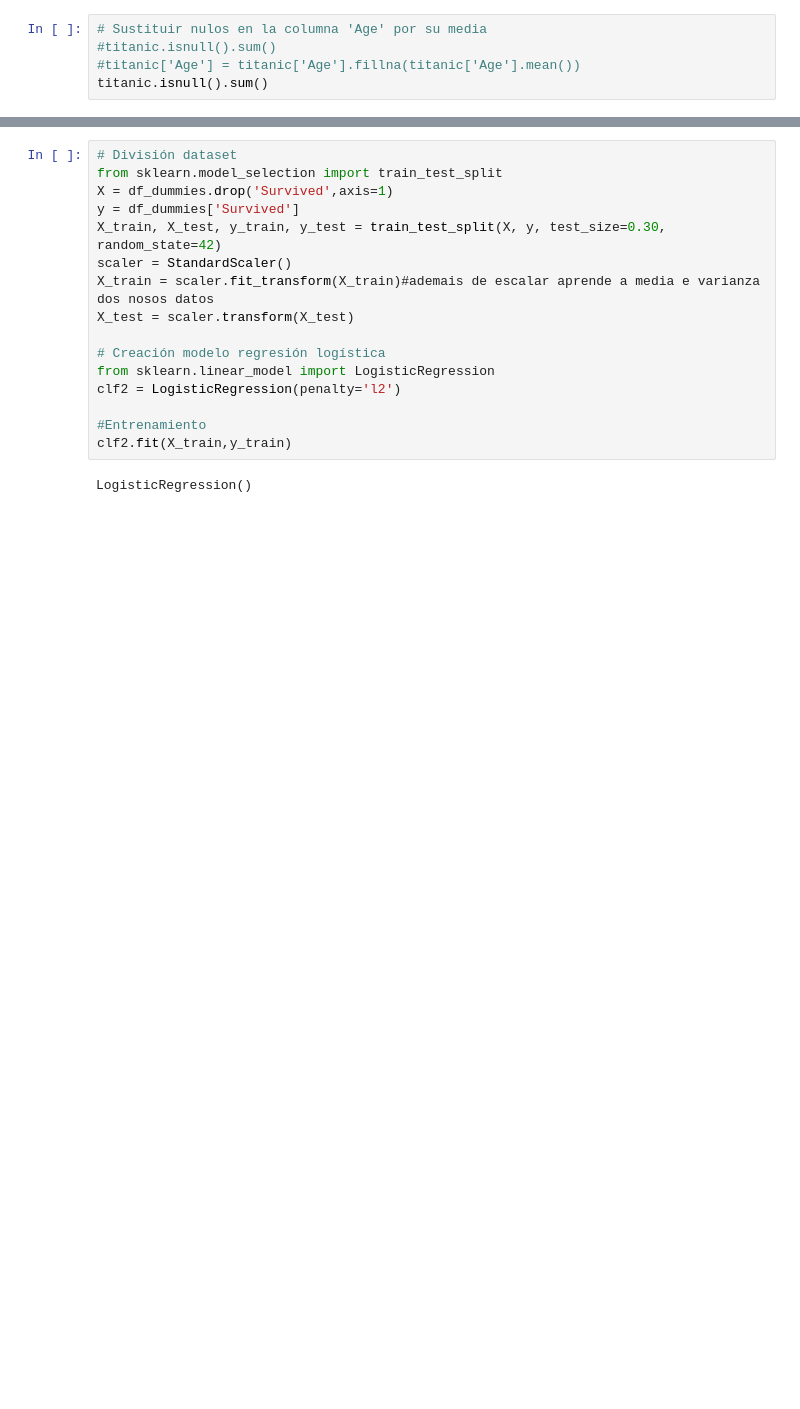
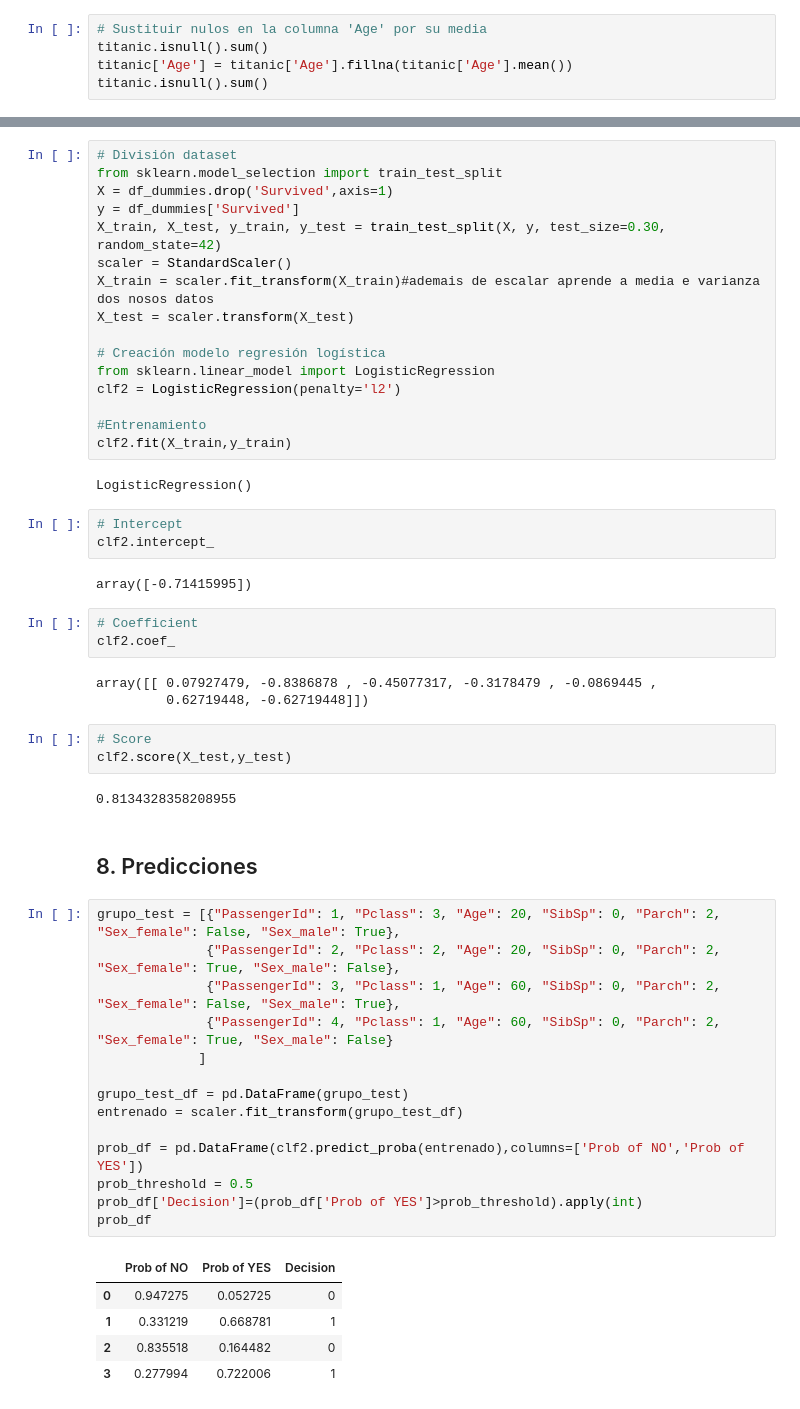
Before and after one commit to Angelmbx/Machine-Learing, a Jupyter notebook: UD2/03_Supervised-LogisticRegression.ipynb, the cells around one changed output, grey strips where cells are left out. Cells and saved outputs as stored; diff of their text form; blank space fills up the shorter version.

Commit message:
Notebook Titanic terminado - Falta estilos

```diff
--- a/UD2/03_Supervised-LogisticRegression.ipynb
+++ b/UD2/03_Supervised-LogisticRegression.ipynb
@@ -386,9 +393,9 @@ Passing `palette` without assigning `hue` is deprecated and will be removed in v
 [figure]
 # %%
 # Sustituir nulos en la columna 'Age' por su media
-#titanic.isnull().sum()
-#titanic['Age'] = titanic['Age'].fillna(titanic['Age'].mean())
 titanic.isnull().sum()
+titanic['Age'] = titanic['Age'].fillna(titanic['Age'].mean())
+titanic.isnull().sum()
 # %% [output]
 PassengerId    0
 Survived       0
@@ -436,3 +443,41 @@ clf2 = LogisticRegression(penalty='l2')
 clf2.fit(X_train,y_train)
 # %% [output]
 LogisticRegression()
+# %%
+# Intercept
+clf2.intercept_
+# %% [output]
+array([-0.71415995])
+# %%
+# Coefficient
+clf2.coef_
+# %% [output]
+array([[ 0.07927479, -0.8386878 , -0.45077317, -0.3178479 , -0.0869445 ,
+         0.62719448, -0.62719448]])
+# %%
+# Score
+clf2.score(X_test,y_test)
+# %% [output]
+0.8134328358208955
+# %% [markdown]
+## 8. Predicciones
+# %%
+grupo_test = [{"PassengerId": 1, "Pclass": 3, "Age": 20, "SibSp": 0, "Parch": 2, "Sex_female": False, "Sex_male": True},
+              {"PassengerId": 2, "Pclass": 2, "Age": 20, "SibSp": 0, "Parch": 2, "Sex_female": True, "Sex_male": False},
+              {"PassengerId": 3, "Pclass": 1, "Age": 60, "SibSp": 0, "Parch": 2, "Sex_female": False, "Sex_male": True},
+              {"PassengerId": 4, "Pclass": 1, "Age": 60, "SibSp": 0, "Parch": 2, "Sex_female": True, "Sex_male": False}
+             ]
+
+grupo_test_df = pd.DataFrame(grupo_test)
+entrenado = scaler.fit_transform(grupo_test_df)
+
+prob_df = pd.DataFrame(clf2.predict_proba(entrenado),columns=['Prob of NO','Prob of YES'])
+prob_threshold = 0.5
+prob_df['Decision']=(prob_df['Prob of YES']>prob_threshold).apply(int)
+prob_df
+# %% [output]
+|  | Prob of NO | Prob of YES | Decision |
+| 0 | 0.947275 | 0.052725 | 0 |
+| 1 | 0.331219 | 0.668781 | 1 |
+| 2 | 0.835518 | 0.164482 | 0 |
+| 3 | 0.277994 | 0.722006 | 1 |
```
Also changed, not shown: parts of 3 cells of this notebook.
